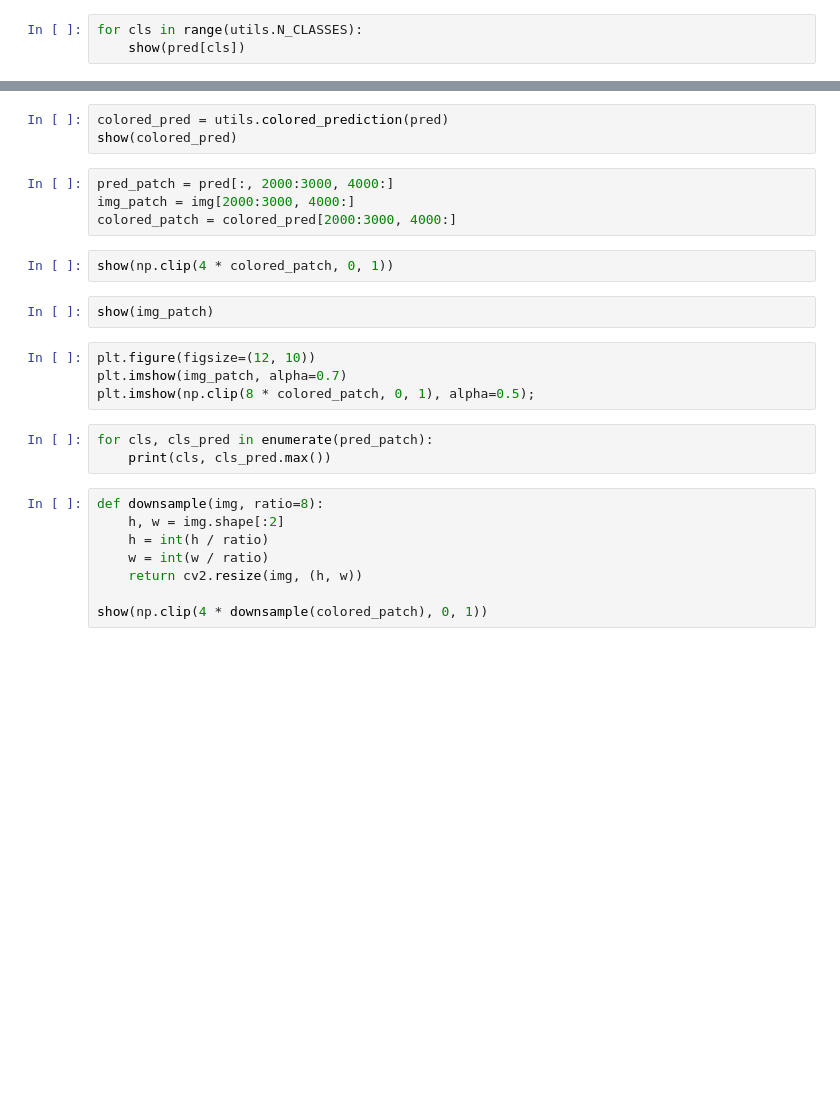
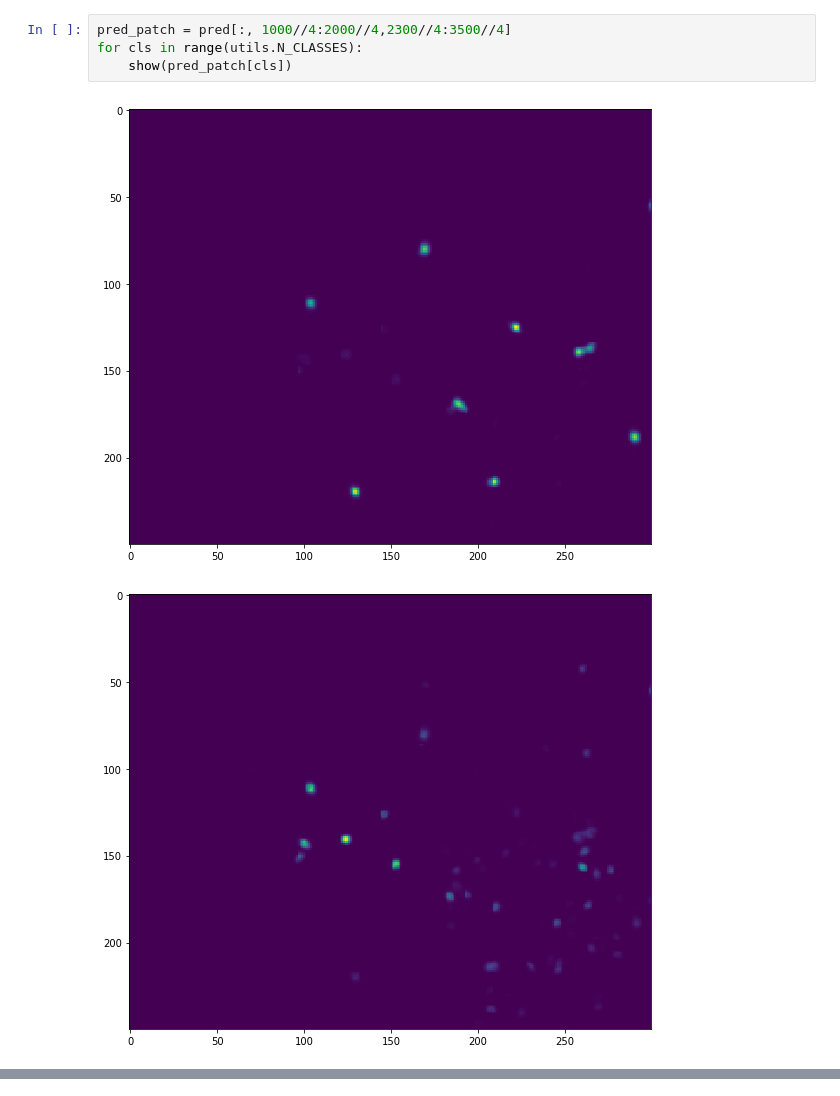
Before and after one commit to lopuhin/kaggle-lions-2017, a Jupyter notebook: notebooks/Find blobs.ipynb, the cells around one changed output, grey strips where cells are left out. Saved outputs shown, nothing was run; the diff lists cells and outputs as text; blank space fills up the shorter version.

```diff
--- a/notebooks/Find blobs.ipynb
+++ b/notebooks/Find blobs.ipynb
@@ -27,3 +29,7 @@ show(img)
 # %%
+pred_patch = pred[:, 1000//4:2000//4,2300//4:3500//4]
 for cls in range(utils.N_CLASSES):
-    show(pred[cls])
+    show(pred_patch[cls])
+# %% [output]
+[figure, added]
+[figure, added]
@@ -30,26 +38,0 @@ for cls in range(utils.N_CLASSES):
-# %%
-colored_pred = utils.colored_prediction(pred)
-show(colored_pred)
-# %%
-pred_patch = pred[:, 2000:3000, 4000:]
-img_patch = img[2000:3000, 4000:]
-colored_patch = colored_pred[2000:3000, 4000:]
-# %%
-show(np.clip(4 * colored_patch, 0, 1))
-# %%
-show(img_patch)
-# %%
-plt.figure(figsize=(12, 10))
-plt.imshow(img_patch, alpha=0.7)
-plt.imshow(np.clip(8 * colored_patch, 0, 1), alpha=0.5);
-# %%
-for cls, cls_pred in enumerate(pred_patch):
-    print(cls, cls_pred.max())
-# %%
-def downsample(img, ratio=8):
-    h, w = img.shape[:2]
-    h = int(h / ratio)
-    w = int(w / ratio)
-    return cv2.resize(img, (h, w))
-
-show(np.clip(4 * downsample(colored_patch), 0, 1))
```
Also changed, not shown: parts of 14 cells of this notebook, 6 other files.
